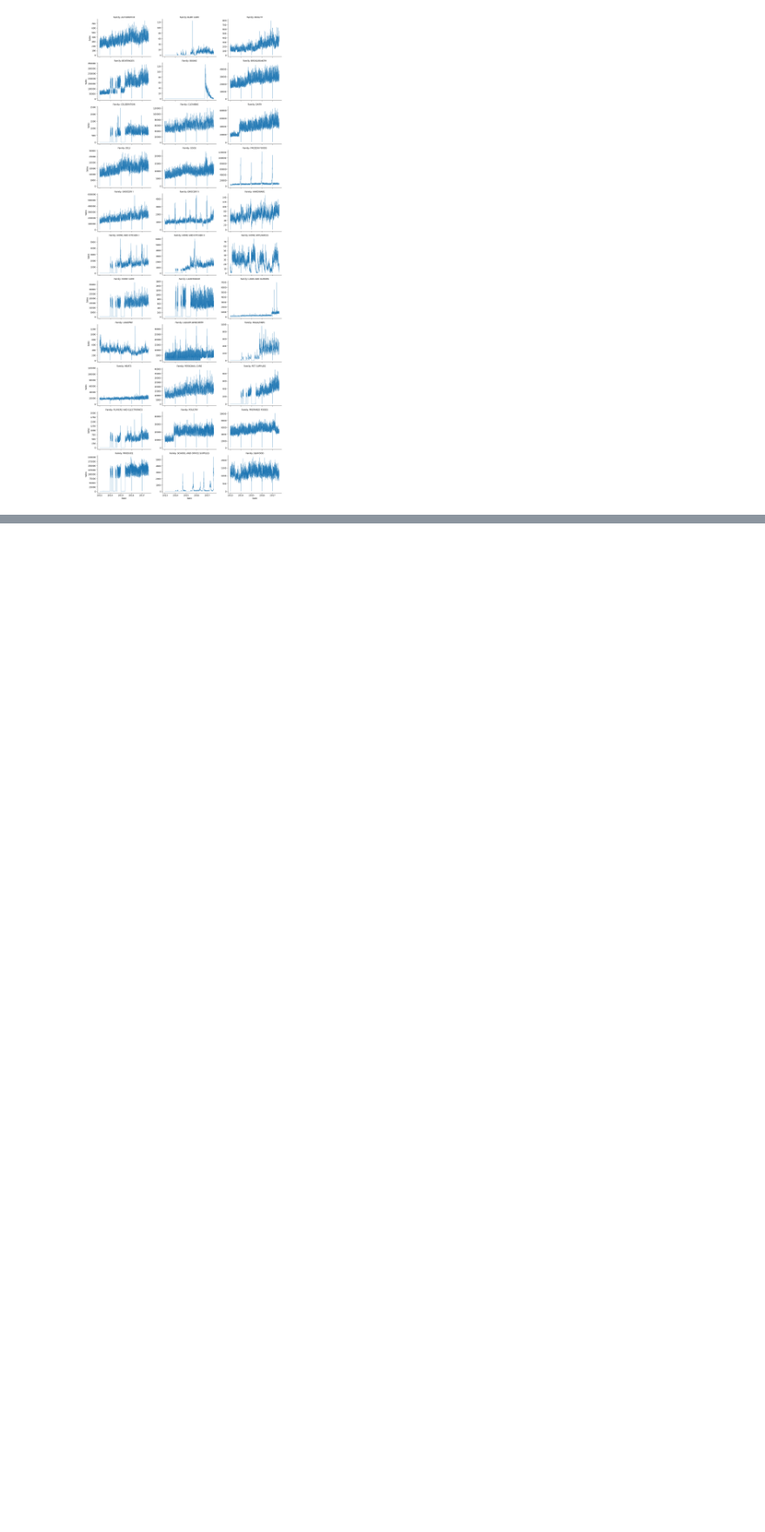
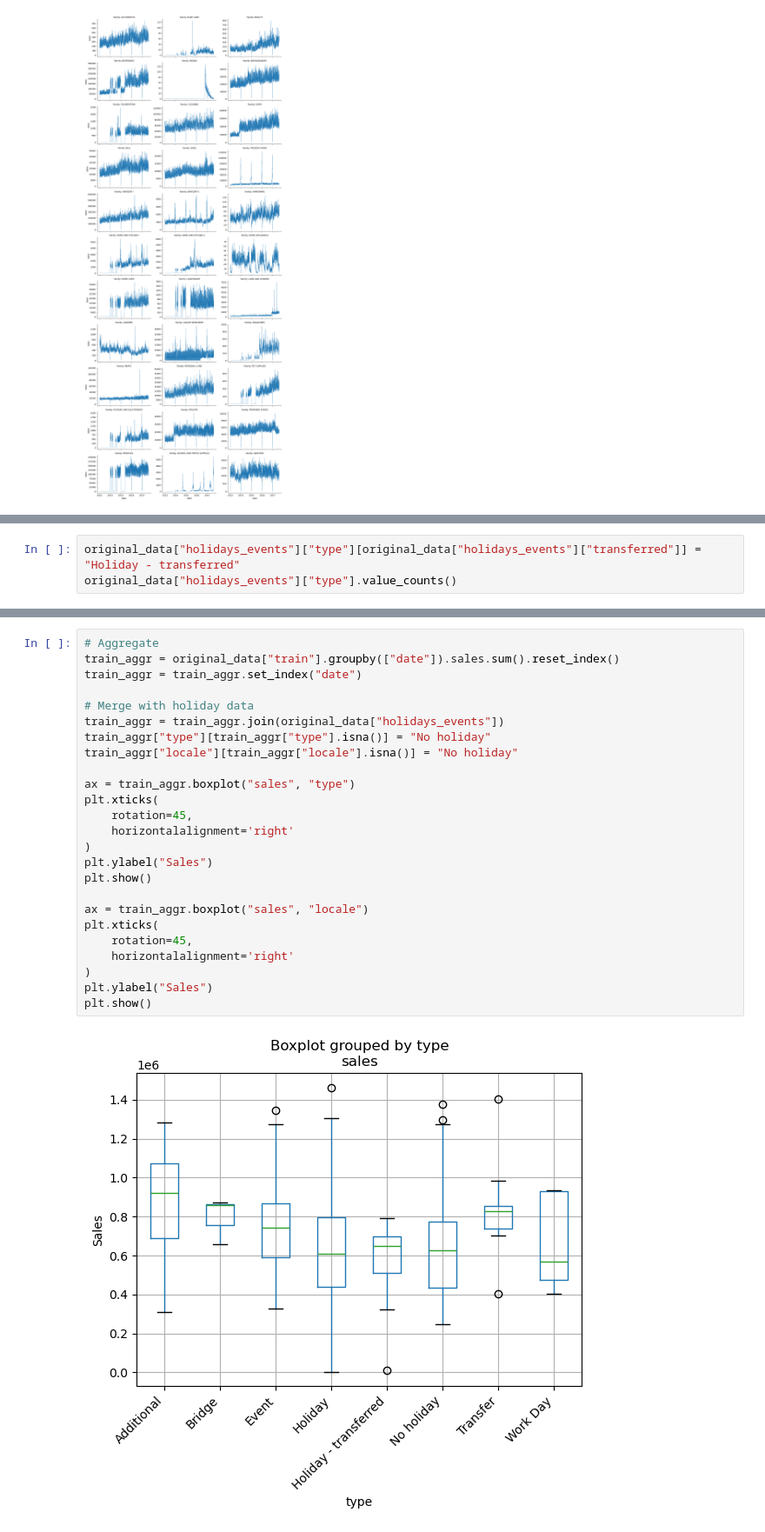
Before and after one commit to jackgisby/mini_projects, a Jupyter notebook: getting_started_forecasting/kaggle-getting-started-store-sales-prediction.ipynb, the cells around one changed output, grey strips where cells are left out. Shown at 87% size. Drawn from its saved outputs; the diff is of its cells as text; blank space fills up the shorter version.

Commit message:
Encode holidays

```diff
--- a/getting_started_forecasting/kaggle-getting-started-store-sales-prediction.ipynb
+++ b/getting_started_forecasting/kaggle-getting-started-store-sales-prediction.ipynb
@@ -116,0 +186,3 @@ plt.show()
+# %%
+original_data["holidays_events"]["type"][original_data["holidays_events"]["transferred"]] = "Holiday - transferred"
+original_data["holidays_events"]["type"].value_counts()
@@ -116,0 +207,27 @@ plt.show()
+# %%
+# Aggregate
+train_aggr = original_data["train"].groupby(["date"]).sales.sum().reset_index()
+train_aggr = train_aggr.set_index("date")
+
+# Merge with holiday data
+train_aggr = train_aggr.join(original_data["holidays_events"])
+train_aggr["type"][train_aggr["type"].isna()] = "No holiday"
+train_aggr["locale"][train_aggr["locale"].isna()] = "No holiday"
+
+ax = train_aggr.boxplot("sales", "type")
+plt.xticks(
+    rotation=45,
+    horizontalalignment='right'
+)
+plt.ylabel("Sales")
+plt.show()
+
+ax = train_aggr.boxplot("sales", "locale")
+plt.xticks(
+    rotation=45,
+    horizontalalignment='right'
+)
+plt.ylabel("Sales")
+plt.show()
+# %% [output]
+[figure, added]
```
Also changed, not shown: parts of 32 cells of this notebook.
